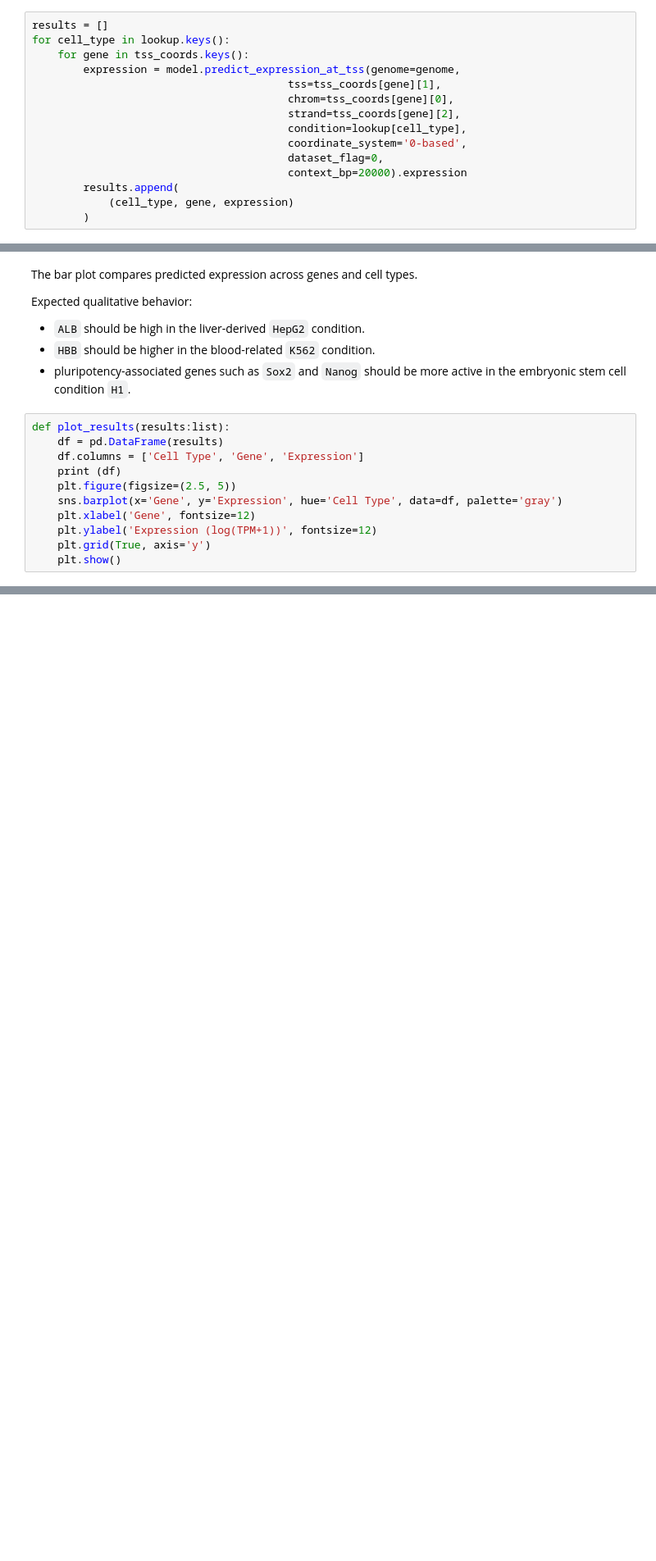
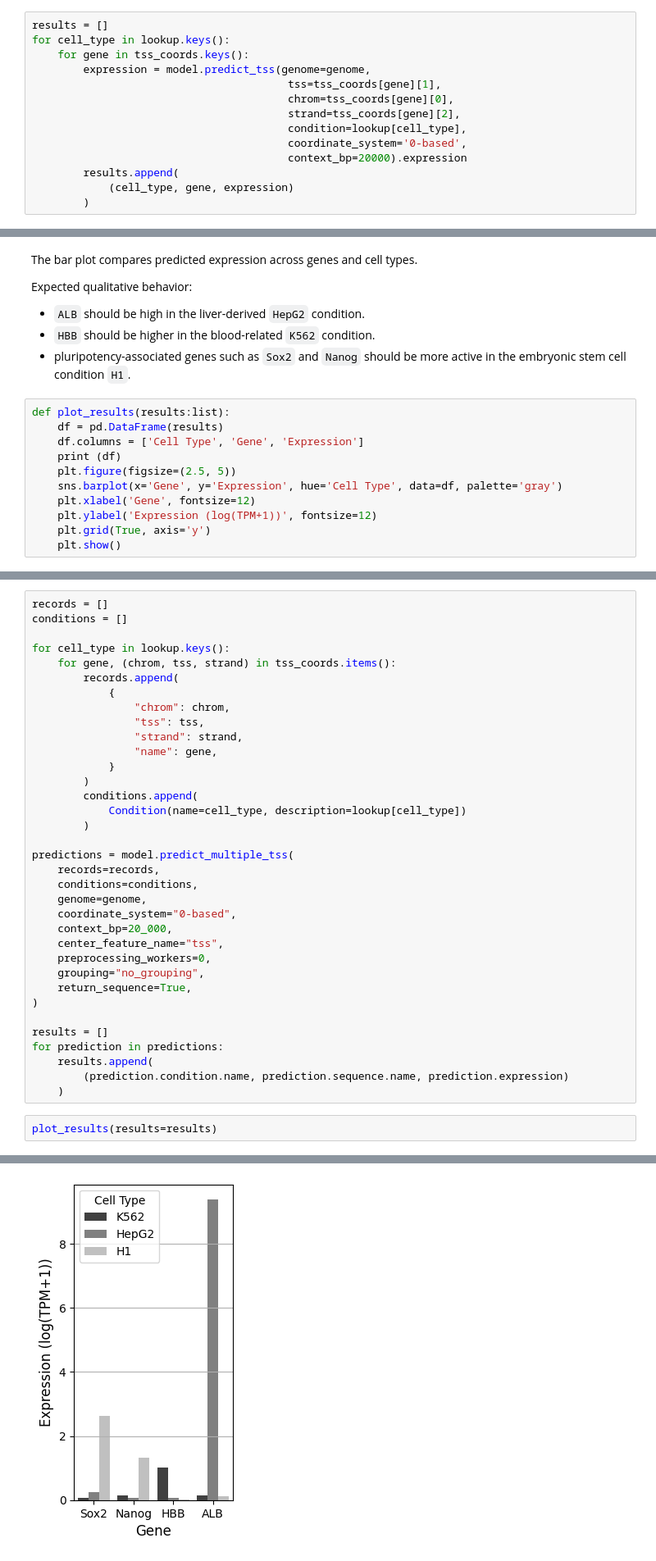
Before and after one commit to AIRI-Institute/GENA_LM, a Jupyter notebook: downstream_tasks/expression_prediction/api/notebooks/expression_inference_example.ipynb, the cells around one changed output, grey strips where cells are left out. Shown at 82% size. Drawn from its saved outputs; the diff is of its cells as text; blank space fills up the shorter version.

Commit message:
api refactoring + interval based inference example

```diff
--- a/downstream_tasks/expression_prediction/api/notebooks/expression_inference_example.ipynb
+++ b/downstream_tasks/expression_prediction/api/notebooks/expression_inference_example.ipynb
@@ -162,13 +162,12 @@ The output is a predicted expression value, interpreted as `log(TPM + 1)`.
 results = []
 for cell_type in lookup.keys():
     for gene in tss_coords.keys():
-        expression = model.predict_expression_at_tss(genome=genome,
+        expression = model.predict_tss(genome=genome,
                                         tss=tss_coords[gene][1],
                                         chrom=tss_coords[gene][0],
                                         strand=tss_coords[gene][2],
                                         condition=lookup[cell_type],
                                         coordinate_system='0-based',
-                                        dataset_flag=0,
                                         context_bp=20000).expression
         results.append(
             (cell_type, gene, expression)
@@ -410,0 +334,38 @@ plot_results(results)
+# %%
+records = []
+conditions = []
+
+for cell_type in lookup.keys():
+    for gene, (chrom, tss, strand) in tss_coords.items():
+        records.append(
+            {
+                "chrom": chrom,
+                "tss": tss,
+                "strand": strand,
+                "name": gene,
+            }
+        )
+        conditions.append(
+            Condition(name=cell_type, description=lookup[cell_type])
+        )
+
+predictions = model.predict_multiple_tss(
+    records=records,
+    conditions=conditions,
+    genome=genome,
+    coordinate_system="0-based",
+    context_bp=20_000,
+    center_feature_name="tss",
+    preprocessing_workers=0,
+    grouping="no_grouping",
+    return_sequence=True,
+)
+
+results = []
+for prediction in predictions:
+    results.append(
+        (prediction.condition.name, prediction.sequence.name, prediction.expression)
+    )
+# %%
+plot_results(results=results)
+# %% [output]
@@ -410,0 +385 @@ plot_results(results)
+[figure, added]
```
Also changed, not shown: parts of 24 cells of this notebook, 3 other files.
